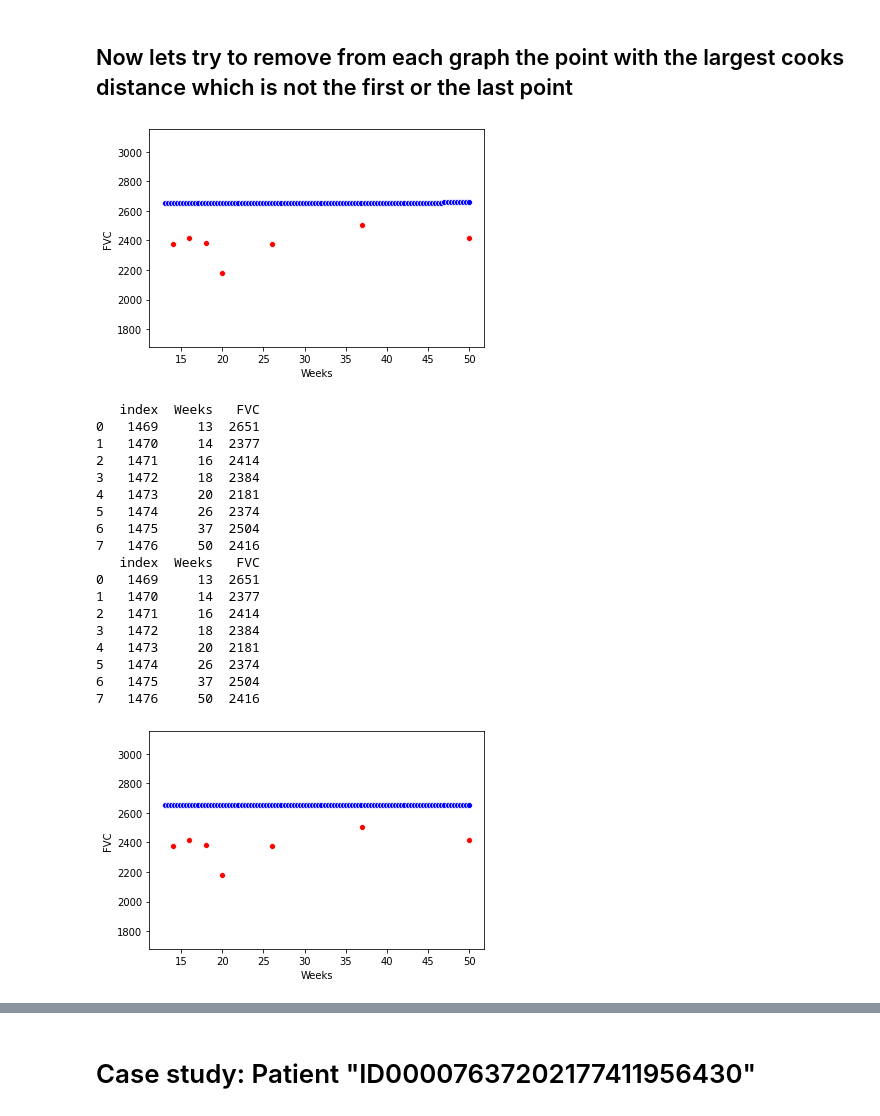
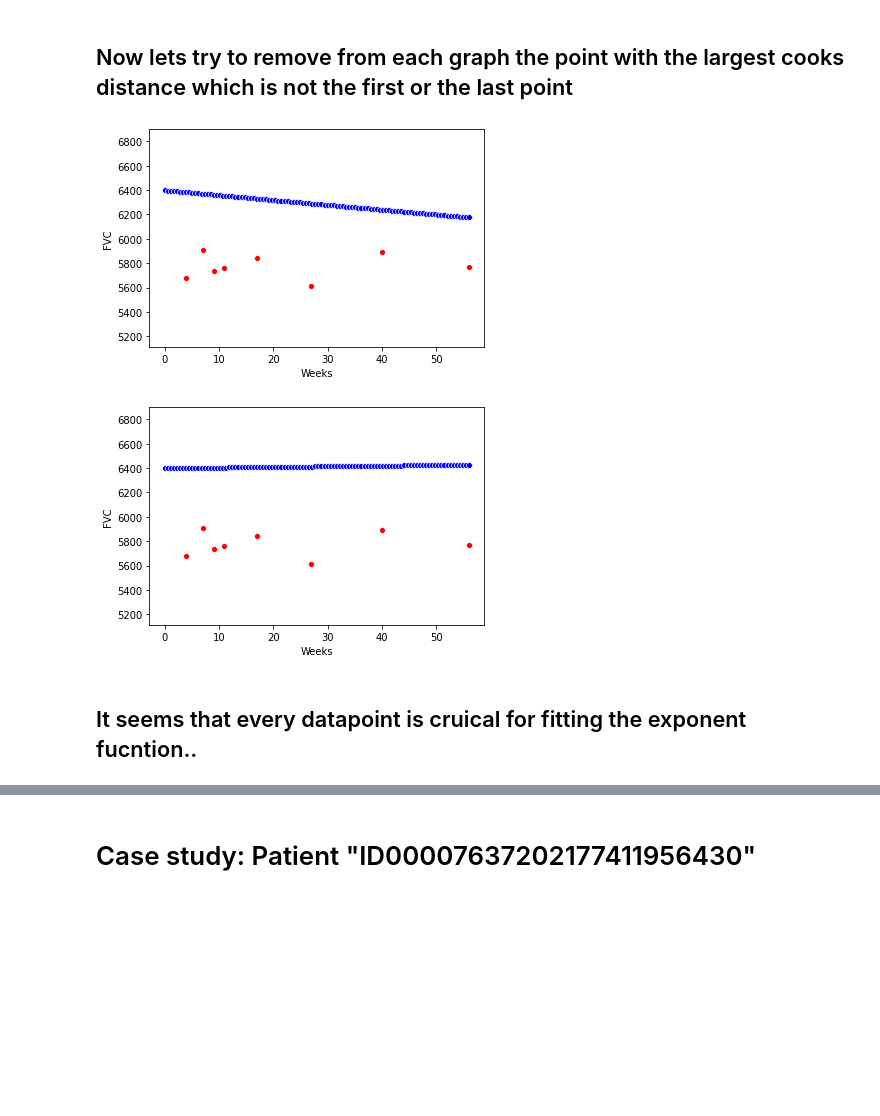
Before and after one commit to omerhac/osic-fibrosis, a Jupyter notebook: exponent_functions_eda.ipynb, the cells around one changed output, grey strips where cells are left out. Drawn from its saved outputs; the diff is of its cells as text; code cells hidden in the pictures; blank space fills up the shorter version.

```diff
--- a/exponent_functions_eda.ipynb
+++ b/exponent_functions_eda.ipynb
@@ -191,7 +191,7 @@ def get_cooks_distance(observations):
 def remove_outlier(fvc_hist):
   """Remove the point with the largest cooks distance from the fvc observations. Do not remove the first nor the last point"""
   max_ind = get_cooks_distance(fvc_hist)[1:-1].argmax() # remove first and last
-  fvc_hist = fvc_hist.reset_index()
+  fvc_hist = fvc_hist.reset_index(drop=True)
   return fvc_hist.drop(max_ind, axis=0)
 
 
@@ -216,40 +216,26 @@ def get_patient_fvc_exp(hist):
     return -neg_k
 # %%
 # ID00408637202308839708961
-id = "ID00408637202308839708961"
+id = "ID00219637202258203123958"
 visualize.plot_patient_exp(id, exp_function=func_dict[id])
 hist = table_data.get_fvc_hist(train_table, id)
 
 # remove outliers
 hist_corrected = remove_outlier(hist)
-hist_corrected = remove_outlier(hist)
+
+
 # fit second exponent
 i_week, i_fvc = table_data.get_initial_fvc(id)
 k = get_patient_fvc_exp(hist_corrected)
+
 new_exp = predict.ExpFunc(i_fvc, k, i_week)
 
 visualize.plot_patient_exp(id, exp_function=new_exp)
 # %% [output]
-[figure, old version]
+[figure, new version]
-   index  Weeks   FVC
-0   1469     13  2651
-1   1470     14  2377
-2   1471     16  2414
-3   1472     18  2384
-4   1473     20  2181
-5   1474     26  2374
-6   1475     37  2504
-7   1476     50  2416
-   index  Weeks   FVC
-0   1469     13  2651
-1   1470     14  2377
-2   1471     16  2414
-3   1472     18  2384
-4   1473     20  2181
-5   1474     26  2374
-6   1475     37  2504
-7   1476     50  2416
-[figure, old version]
+[figure, new version]
+# %% [markdown]
+## It seems that every datapoint is cruical for fitting the exponent fucntion..
 # %%
 id = np.random.choice(list(func_dict))
 visualize.plot_patient_exp(id, exp_function=func_dict[id])
```
Also changed, not shown: parts of 10 cells of this notebook.
